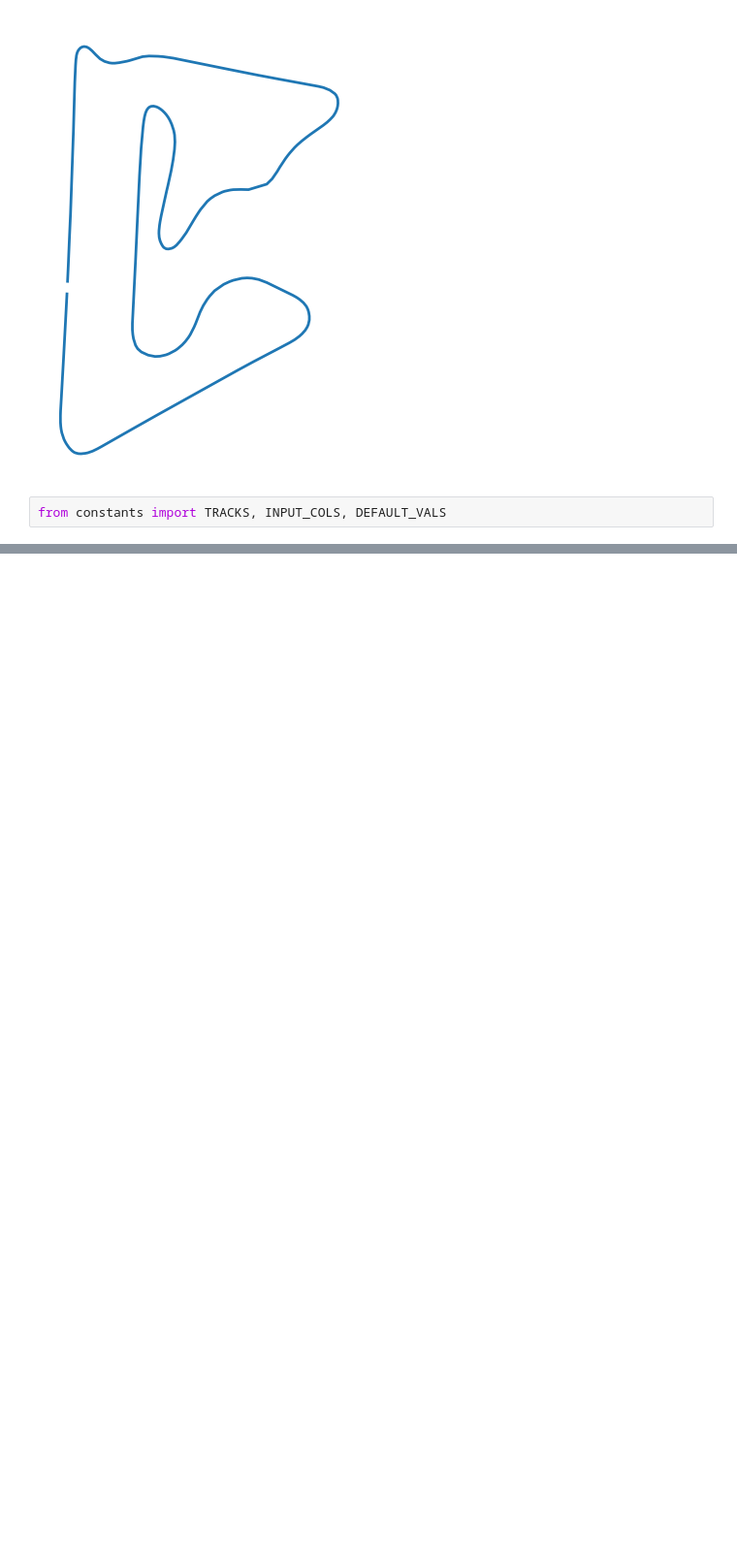
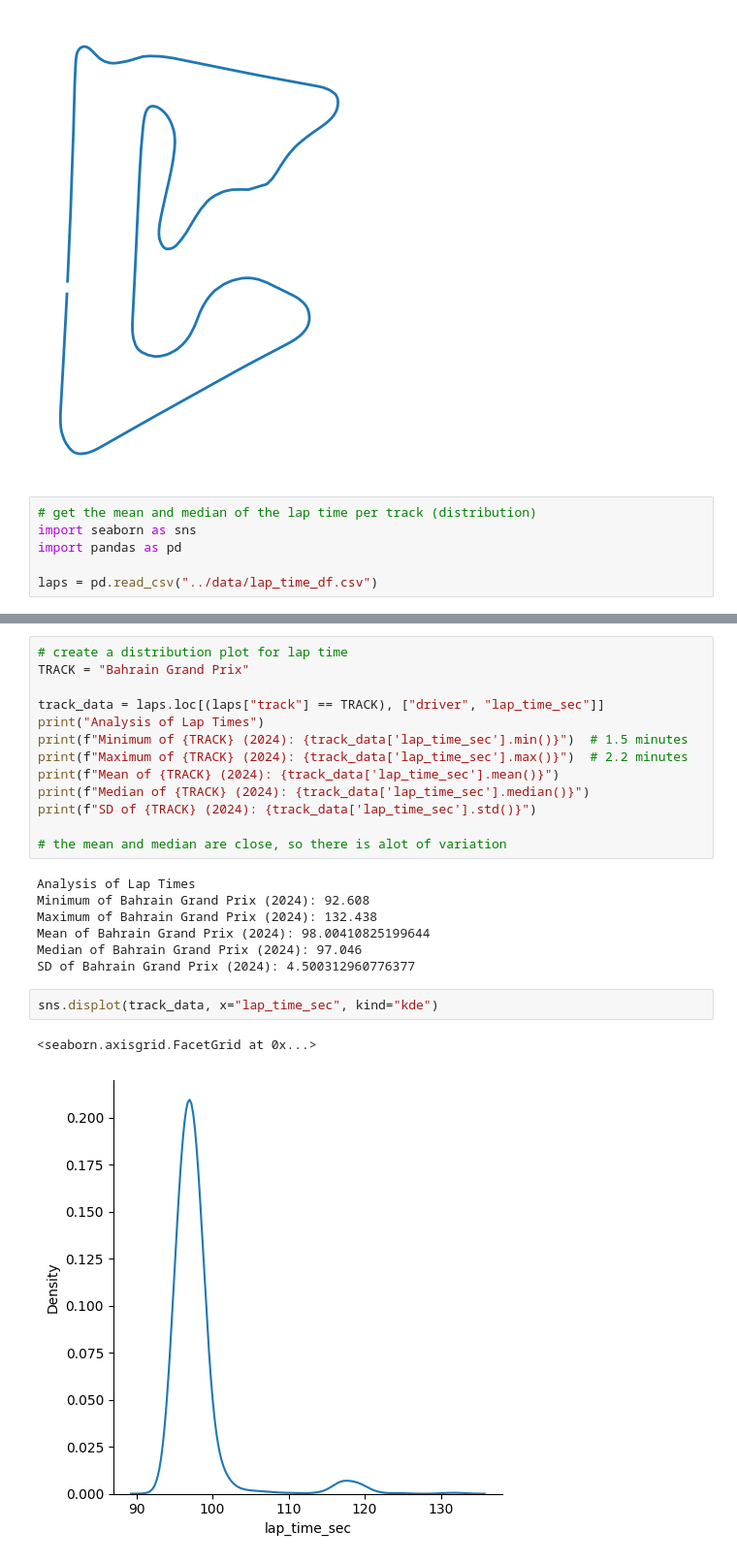
Before and after one commit to briannaghinds/racr, a Jupyter notebook: EDA/basics.ipynb, the cells around one changed output, grey strips where cells are left out. Shown at 97% size. Saved outputs shown, nothing was run; the diff lists cells and outputs as text; blank space fills up the shorter version.

Commit message:
looked at lap time variance

```diff
--- a/EDA/basics.ipynb
+++ b/EDA/basics.ipynb
@@ -234,5 +234,9 @@ plt.show()
 # %% [output]
 [figure]
 # %%
-from constants import TRACKS, INPUT_COLS, DEFAULT_VALS
+# get the mean and median of the lap time per track (distribution)
+import seaborn as sns
+import pandas as pd
+
+laps = pd.read_csv("../data/lap_time_df.csv")
 # %% [output]
@@ -239,0 +263,25 @@ from constants import TRACKS, INPUT_COLS, DEFAULT_VALS
+# %%
+# create a distribution plot for lap time
+TRACK = "Bahrain Grand Prix"
+
+track_data = laps.loc[(laps["track"] == TRACK), ["driver", "lap_time_sec"]]
+print("Analysis of Lap Times")
+print(f"Minimum of {TRACK} (2024): {track_data['lap_time_sec'].min()}")  # 1.5 minutes
+print(f"Maximum of {TRACK} (2024): {track_data['lap_time_sec'].max()}")  # 2.2 minutes
+print(f"Mean of {TRACK} (2024): {track_data['lap_time_sec'].mean()}")
+print(f"Median of {TRACK} (2024): {track_data['lap_time_sec'].median()}")
+print(f"SD of {TRACK} (2024): {track_data['lap_time_sec'].std()}")
+
+# the mean and median are close, so there is alot of variation
+# %% [output]
+Analysis of Lap Times
+Minimum of Bahrain Grand Prix (2024): 92.608
+Maximum of Bahrain Grand Prix (2024): 132.438
+Mean of Bahrain Grand Prix (2024): 98.00410825199644
+Median of Bahrain Grand Prix (2024): 97.046
+SD of Bahrain Grand Prix (2024): 4.500312960776377
+# %%
+sns.displot(track_data, x="lap_time_sec", kind="kde")
+# %% [output]
+<seaborn.axisgrid.FacetGrid at 0x...>
+[figure, added]
```
Also changed, not shown: parts of 3 cells of this notebook.
